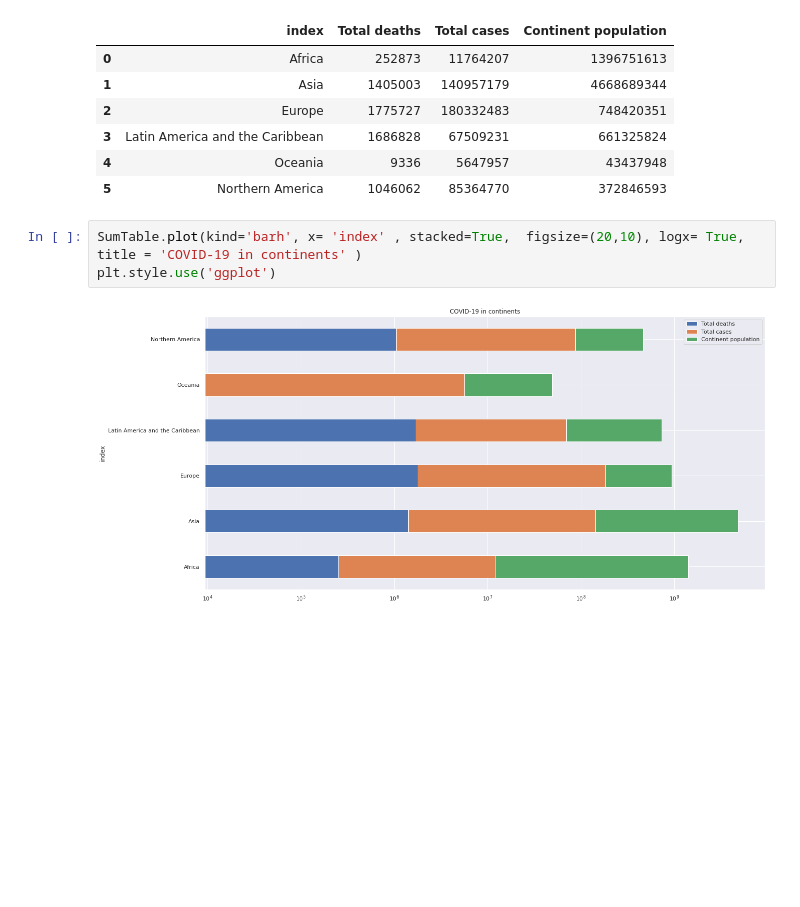
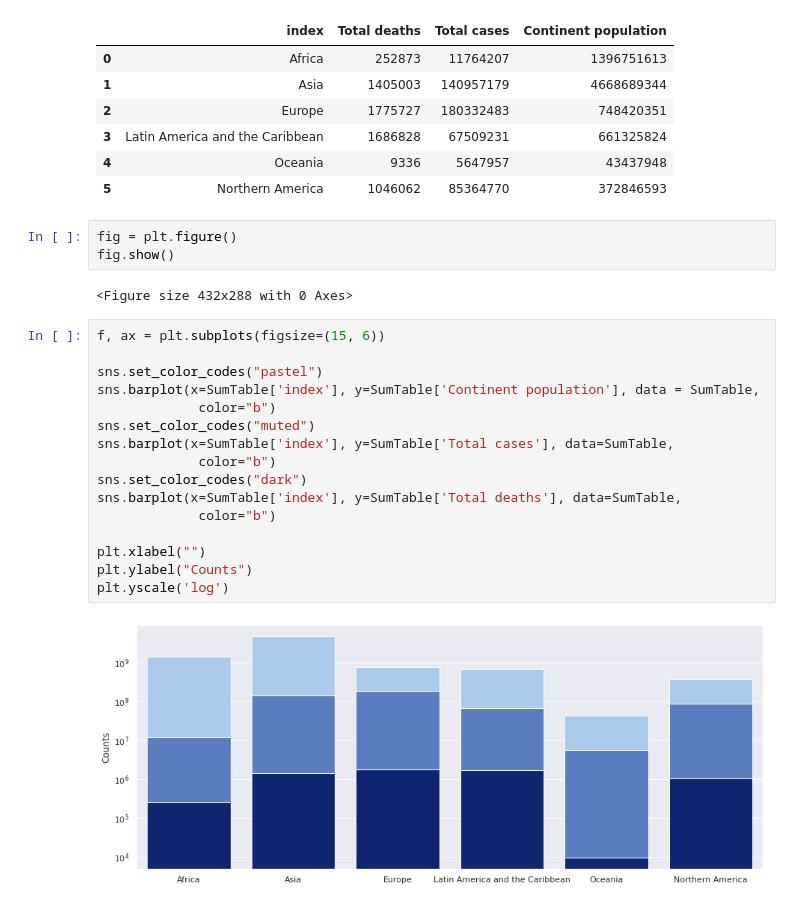
Before and after one commit to DariaPrzytula/Data-Science, a Jupyter notebook: COVID_19_Coronavirus_Pandemic.ipynb, the cells around one changed output. Cells and saved outputs as stored; diff of their text form; blank space fills up the shorter version.

```diff
--- a/COVID_19_Coronavirus_Pandemic.ipynb
+++ b/COVID_19_Coronavirus_Pandemic.ipynb
@@ -113,8 +113,26 @@ SumTable
 | 3 | Latin America and the Caribbean | 1686828 | 67509231 | 661325824 |
 | 4 | Oceania | 9336 | 5647957 | 43437948 |
 | 5 | Northern America | 1046062 | 85364770 | 372846593 |
-# %%
-SumTable.plot(kind='barh', x= 'index' , stacked=True,  figsize=(20,10), logx= True, title = 'COVID-19 in continents' )
-plt.style.use('ggplot')
-# %% [output]
-[figure, removed]
+# %%
+fig = plt.figure()
+fig.show()
+# %% [output]
+<Figure size 432x288 with 0 Axes>
+# %%
+f, ax = plt.subplots(figsize=(15, 6))
+
+sns.set_color_codes("pastel")
+sns.barplot(x=SumTable['index'], y=SumTable['Continent population'], data = SumTable,
+             color="b")
+sns.set_color_codes("muted")
+sns.barplot(x=SumTable['index'], y=SumTable['Total cases'], data=SumTable,
+             color="b")
+sns.set_color_codes("dark")
+sns.barplot(x=SumTable['index'], y=SumTable['Total deaths'], data=SumTable,
+             color="b")
+
+plt.xlabel("")
+plt.ylabel("Counts")
+plt.yscale('log')
+# %% [output]
+[figure, added]
```
